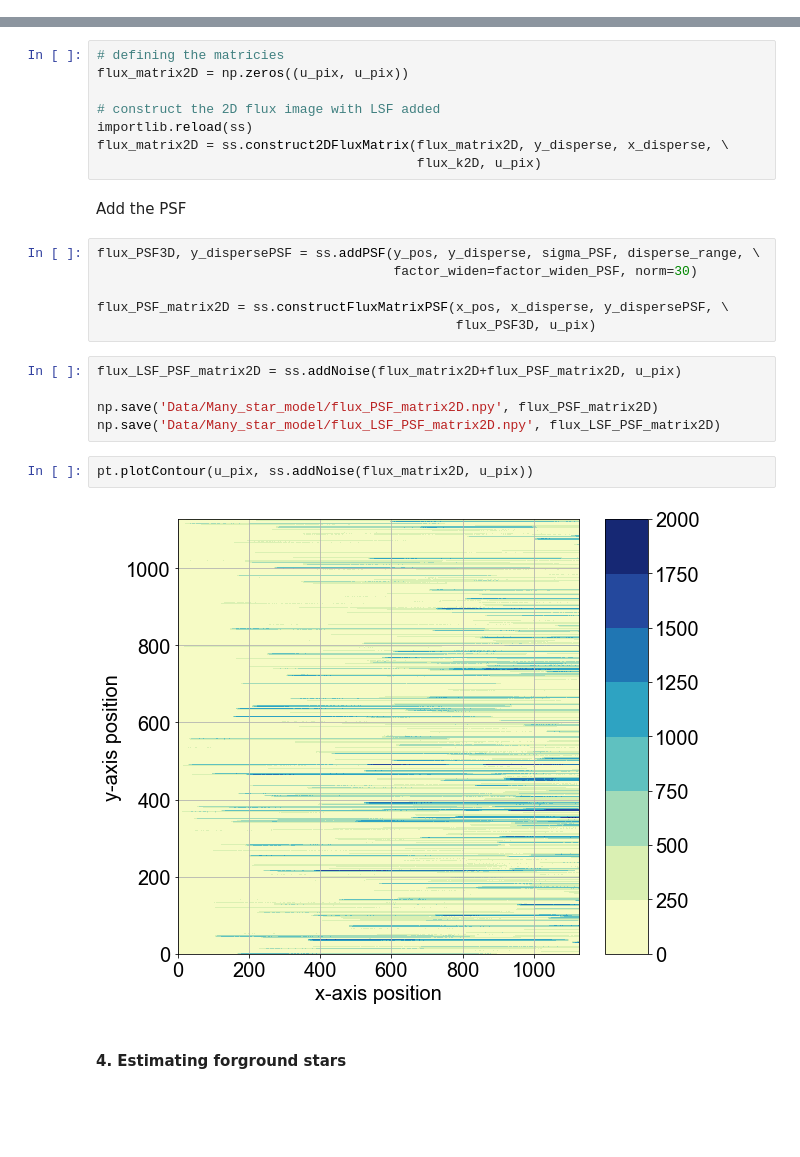
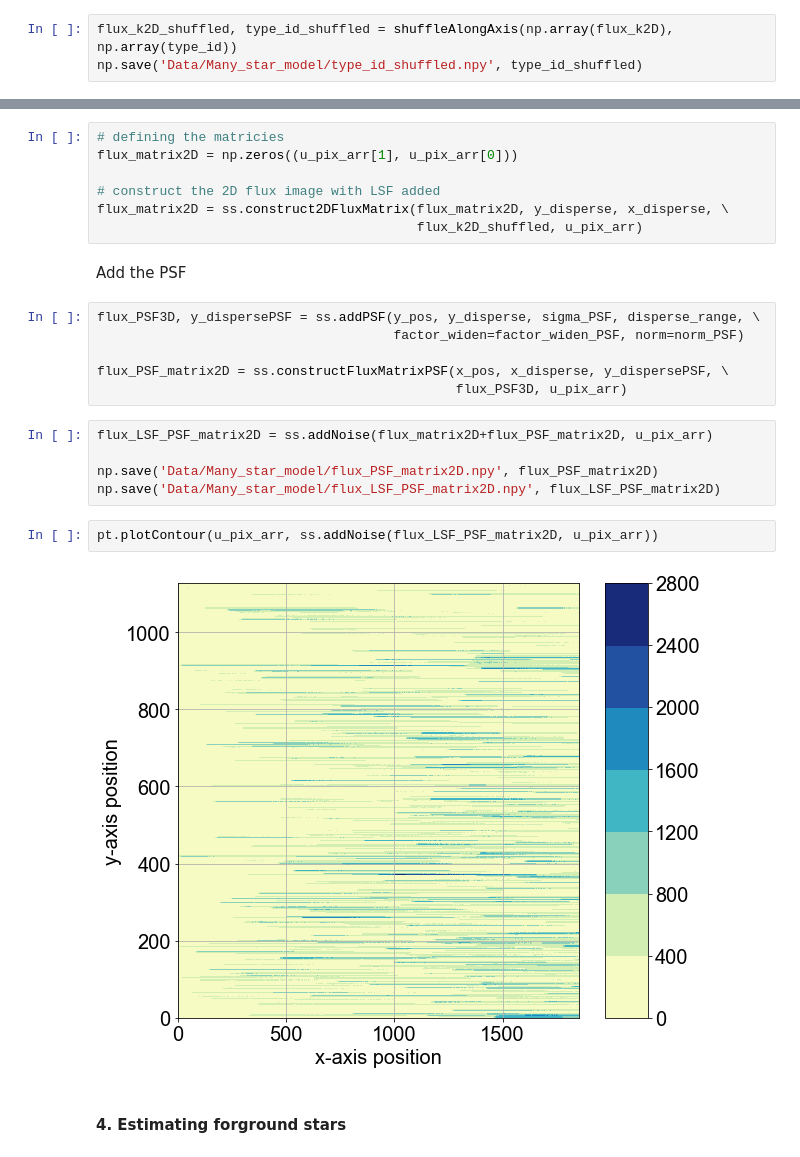
Before and after one commit to SoumyaShreeram/Slitless_spectroscopy, a Jupyter notebook: 02_Using_GALACTICNUCLEUS_catalog_to_produce_spectral_images.ipynb, the cells around one changed output, grey strips where cells are left out. Drawn from its saved outputs; the diff is of its cells as text; blank space fills up the shorter version.

```diff
--- a/02_Using_GALACTICNUCLEUS_catalog_to_produce_spectral_images.ipynb
+++ b/02_Using_GALACTICNUCLEUS_catalog_to_produce_spectral_images.ipynb
@@ -177,0 +198,3 @@ flux_k2D = [flux_k2D[i]*(10**(7-0.4*mag_Ks[i])) for i in range(len(mag_Ks))]
+# %%
+flux_k2D_shuffled, type_id_shuffled = shuffleAlongAxis(np.array(flux_k2D), np.array(type_id))
+np.save('Data/Many_star_model/type_id_shuffled.npy', type_id_shuffled)
@@ -178,28 +215,27 @@ flux_k2D = [flux_k2D[i]*(10**(7-0.4*mag_Ks[i])) for i in range(len(mag_Ks))]
 # %%
 # defining the matricies
-flux_matrix2D = np.zeros((u_pix, u_pix))
+flux_matrix2D = np.zeros((u_pix_arr[1], u_pix_arr[0]))
 
 # construct the 2D flux image with LSF added
-importlib.reload(ss)
 flux_matrix2D = ss.construct2DFluxMatrix(flux_matrix2D, y_disperse, x_disperse, \
-                                         flux_k2D, u_pix)
+                                         flux_k2D_shuffled, u_pix_arr)
 # %% [markdown]
 Add the PSF
 # %%
 flux_PSF3D, y_dispersePSF = ss.addPSF(y_pos, y_disperse, sigma_PSF, disperse_range, \
-                                      factor_widen=factor_widen_PSF, norm=30)
+                                      factor_widen=factor_widen_PSF, norm=norm_PSF)
 
 flux_PSF_matrix2D = ss.constructFluxMatrixPSF(x_pos, x_disperse, y_dispersePSF, \
-                                              flux_PSF3D, u_pix)
+                                              flux_PSF3D, u_pix_arr)
 # %%
-flux_LSF_PSF_matrix2D = ss.addNoise(flux_matrix2D+flux_PSF_matrix2D, u_pix)
+flux_LSF_PSF_matrix2D = ss.addNoise(flux_matrix2D+flux_PSF_matrix2D, u_pix_arr)
 
 np.save('Data/Many_star_model/flux_PSF_matrix2D.npy', flux_PSF_matrix2D)
 np.save('Data/Many_star_model/flux_LSF_PSF_matrix2D.npy', flux_LSF_PSF_matrix2D)
 # %%
-pt.plotContour(u_pix, ss.addNoise(flux_matrix2D, u_pix))
+pt.plotContour(u_pix_arr, ss.addNoise(flux_LSF_PSF_matrix2D, u_pix_arr))
 # %% [output]
-[figure, old version]
+[figure, new version]
 # %% [markdown]
 #### 4. Estimating forground stars
 # %%
```
Also changed, not shown: parts of 20 cells of this notebook, 9 other files.
